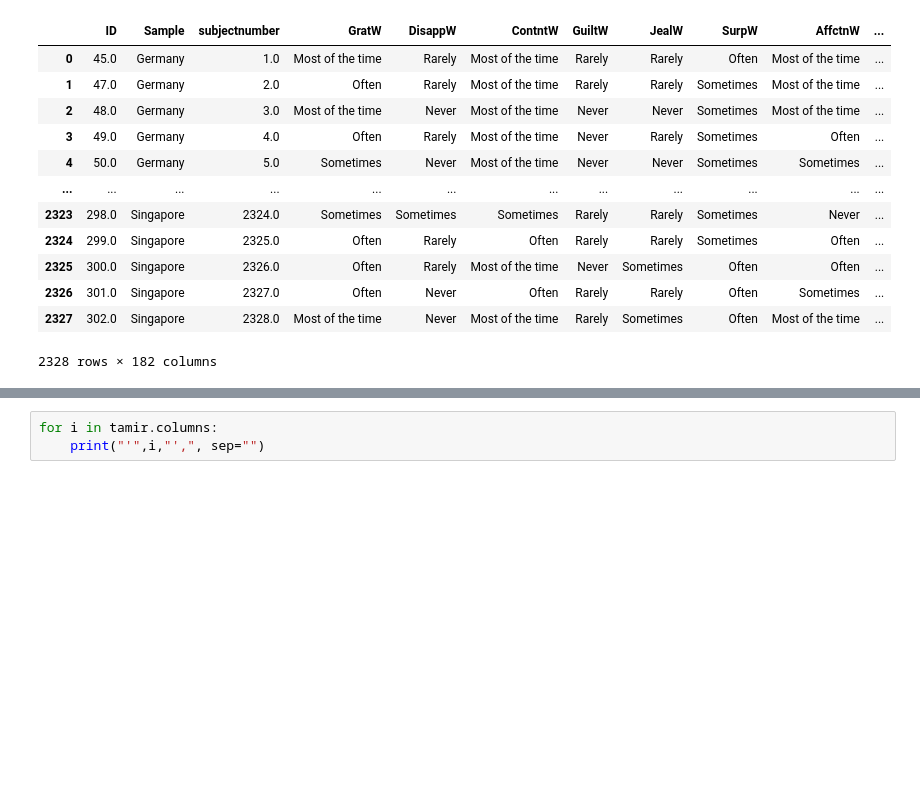
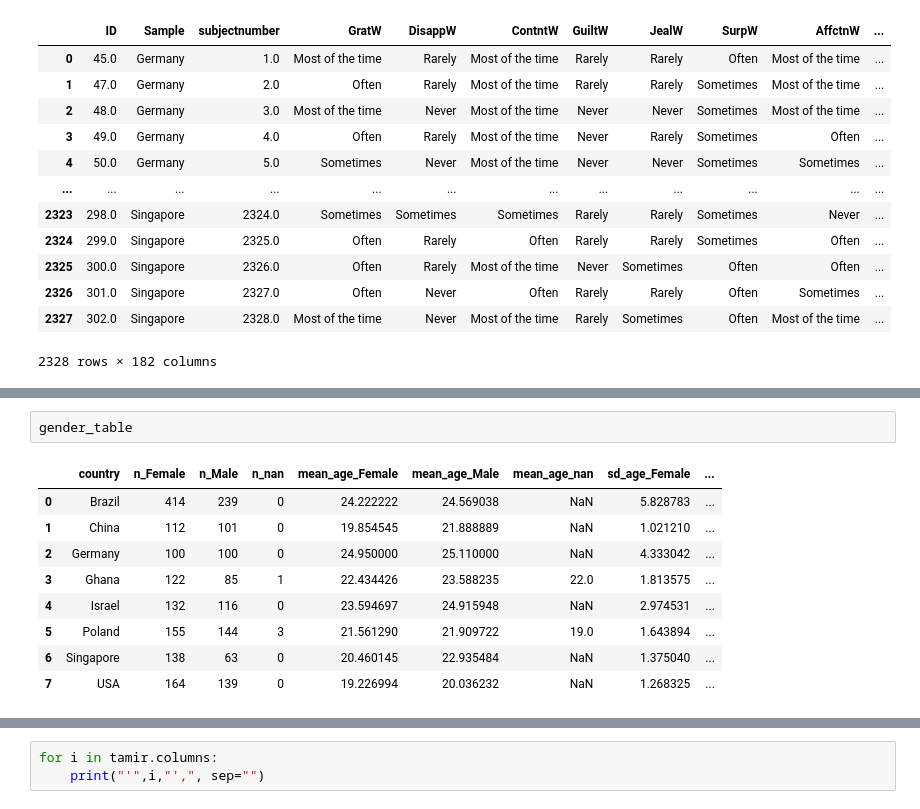
Before and after one commit to AsherKtech/hypocognition, a Jupyter notebook: notebooks/tamir.ipynb, the cells around one changed output, grey strips where cells are left out. Drawn from its saved outputs; the diff is of its cells as text; blank space fills up the shorter version.

```diff
--- a/notebooks/tamir.ipynb
+++ b/notebooks/tamir.ipynb
@@ -35,0 +99,12 @@ memory usage: 506.8 KB
+# %%
+gender_table
+# %% [output]
+|  | country | n_Female | n_Male | n_nan | mean_age_Female | mean_age_Male | mean_age_nan | sd_age_Female | ... |
+| 0 | Brazil | 414 | 239 | 0 | 24.222222 | 24.569038 | NaN | 5.828783 | ... |
+| 1 | China | 112 | 101 | 0 | 19.854545 | 21.888889 | NaN | 1.021210 | ... |
+| 2 | Germany | 100 | 100 | 0 | 24.950000 | 25.110000 | NaN | 4.333042 | ... |
+| 3 | Ghana | 122 | 85 | 1 | 22.434426 | 23.588235 | 22.0 | 1.813575 | ... |
+| 4 | Israel | 132 | 116 | 0 | 23.594697 | 24.915948 | NaN | 2.974531 | ... |
+| 5 | Poland | 155 | 144 | 3 | 21.561290 | 21.909722 | 19.0 | 1.643894 | ... |
+| 6 | Singapore | 138 | 63 | 0 | 20.460145 | 22.935484 | NaN | 1.375040 | ... |
+| 7 | USA | 164 | 139 | 0 | 19.226994 | 20.036232 | NaN | 1.268325 | ... |
```
Also changed, not shown: parts of 4 cells of this notebook, 3 other files.
